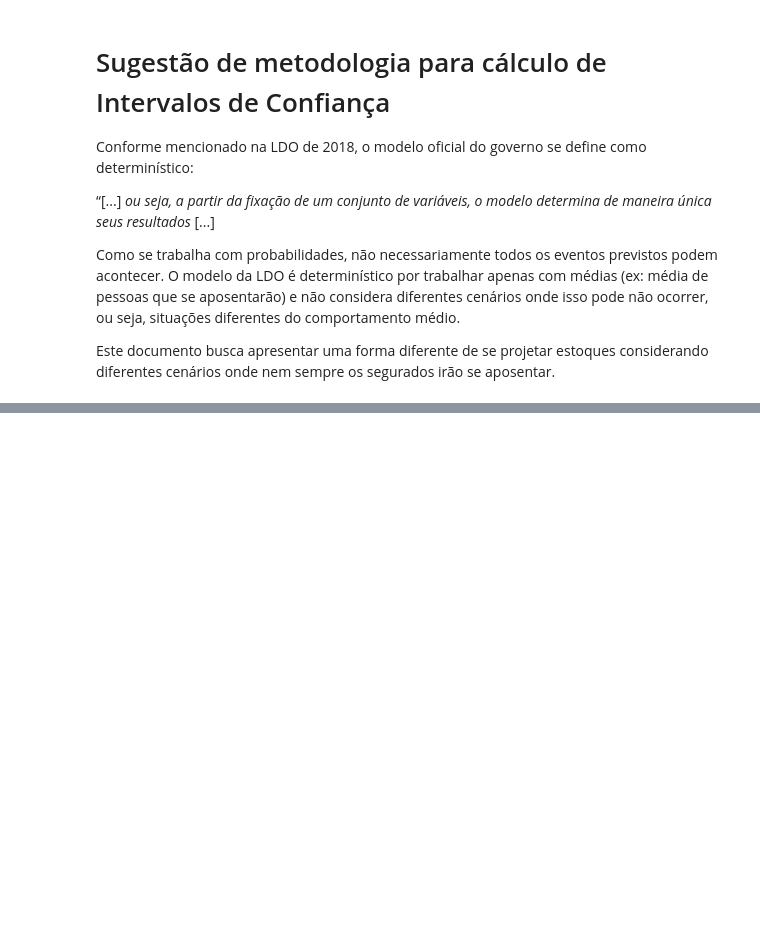
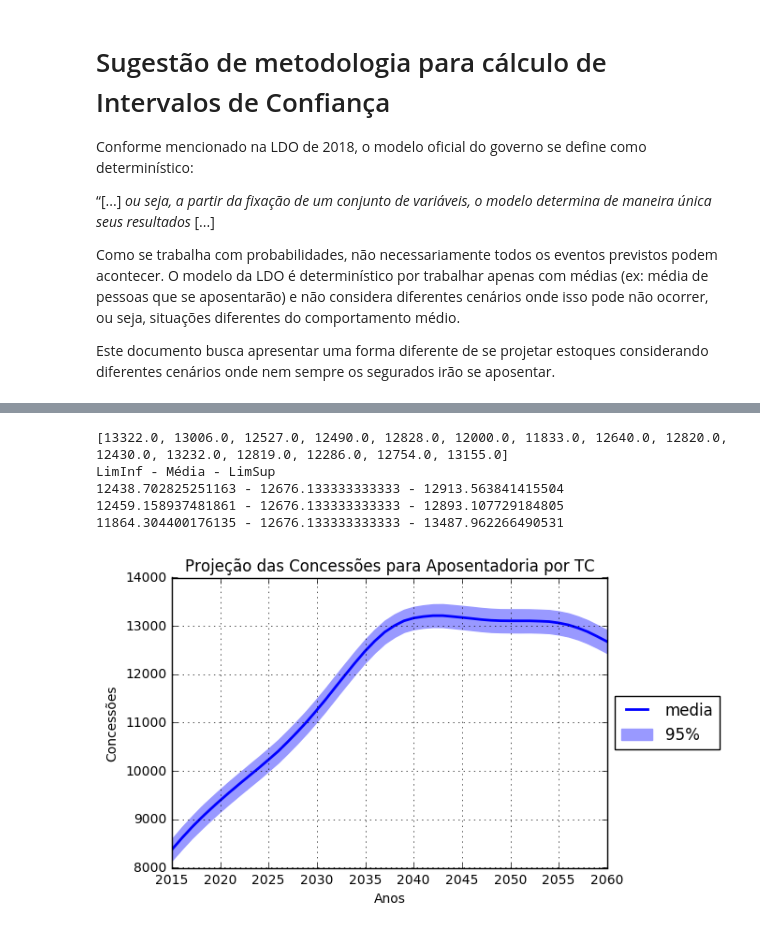
Before and after one commit to cpatrickalves/simprev, a Jupyter notebook: notebooks/intervalo_de_confianca.ipynb, the cells around one changed output, grey strips where cells are left out. Cells and saved outputs as stored; diff of their text form; code cells hidden in the pictures; blank space fills up the shorter version.

```diff
--- a/notebooks/intervalo_de_confianca.ipynb
+++ b/notebooks/intervalo_de_confianca.ipynb
@@ -152,0 +241,77 @@ list(range(0,30))
+# %%
+import numpy as np
+import scipy as sp
+import scipy.stats
+import pandas as pd
+
+
+def mean_confidence_interval(data, confidence=0.95):
+    a = 1.0*np.array(data)
+    n = len(a)
+    m, se = np.mean(a), scipy.stats.sem(a)
+    h = se * sp.stats.t._ppf((1+confidence)/2., n-1)
+    return m, m-h, m+h
+
+# Calculando intervalo de confiança das concessoes
+resultado = pd.DataFrame(index=periodo, columns=['media', 'LimSup', 'LimInf'])
+
+for ano in periodo:
+    temp = []  # lista para salvar os valores de concessões
+    for seed in conc_estocastico.keys():
+        # Sala o total de concessoes na lista
+        temp.append(conc_estocastico[seed][id_aptcn].sum().loc[ano])
+
+    #print('{} - {}'.format(ano, temp))
+    resultado['media'][ano], resultado['LimSup'][ano], resultado['LimInf'][ano] = mean_confidence_interval(temp)
+# %%
+#Testes
+
+from math import sqrt
+
+print(temp)
+
+print('LimInf - Média - LimSup')
+
+##### Metodo 01
+med, hi, lw= mean_confidence_interval(temp)
+print('{} - {} - {}'.format(hi, med, lw))
+
+##### Método 02
+t2 = 1.0*np.array(temp)
+med2 = t2.mean()
+std2 = t2.std(ddof=1)
+d = 1.96 * (std2/sqrt(len(t2)))
+
+print('{} - {} - {}'.format(med2-d, med2, med2+d))
+
+##### Método 03
+from scipy import stats
+
+mean, sigma = np.mean(t2), np.std(t2)
+conf_int = stats.norm.interval(0.95, loc=mean, scale=sigma)
+print('{} - {} - {}'.format(conf_int[0], mean, conf_int[1]))
+# %% [output]
+[13322.0, 13006.0, 12527.0, 12490.0, 12828.0, 12000.0, 11833.0, 12640.0, 12820.0, 12430.0, 13232.0, 12819.0, 12286.0, 12754.0, 13155.0]
+LimInf - Média - LimSup
+12438.702825251163 - 12676.133333333333 - 12913.563841415504
+12459.158937481861 - 12676.133333333333 - 12893.107729184805
+11864.304400176135 - 12676.133333333333 - 13487.962266490531
+# %%
+fig, ax = plt.subplots()
+ax.plot(resultado['media'], '-', linewidth=2)
+#ax.plot(resultado['LimSup'], '-', linewidth=2, color=(0, 0, 0))
+#ax.plot(resultado['LimInf'], '-', linewidth=2, color=(0, 0, 0))
+c = 1
+ax.fill_between(periodo, resultado['LimSup'].tolist(), resultado['LimInf'].tolist(),
+                     color=(0.8-0.20*c, 0.8-0.20*c, 1.0),
+                     facecolor=(0.8-0.20*c, 0.8-0.20*c, 1.0),
+                     label='95%')
+
+ax.set_ylabel('Concessões')
+ax.set_xlabel('Anos')
+ax.set_title('Projeção das Concessões para Aposentadoria por TC')
+ax.legend(loc='center left', bbox_to_anchor=(1, 0.5))
+plt.grid(True)
+plt.show()
+# %% [output]
+[figure, added]
```
Also changed, not shown: parts of 8 cells of this notebook, 6 other files.
